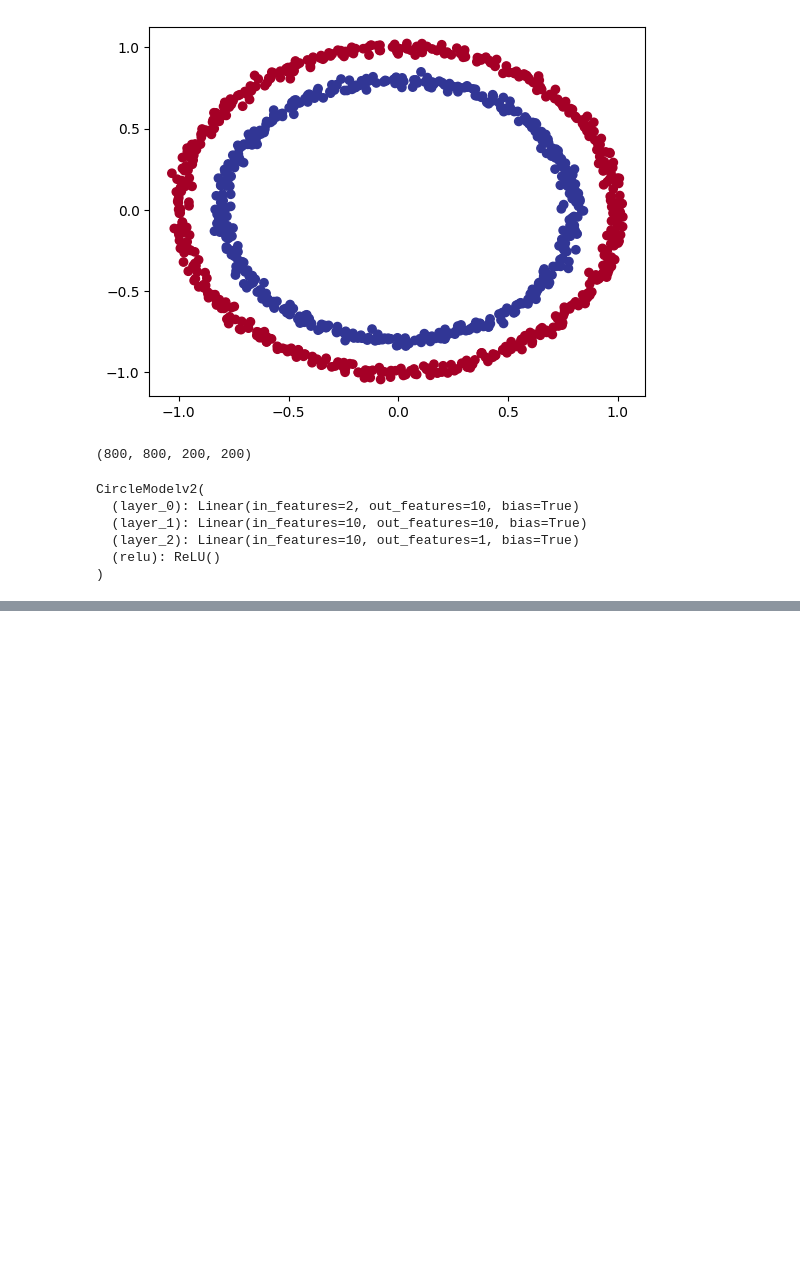
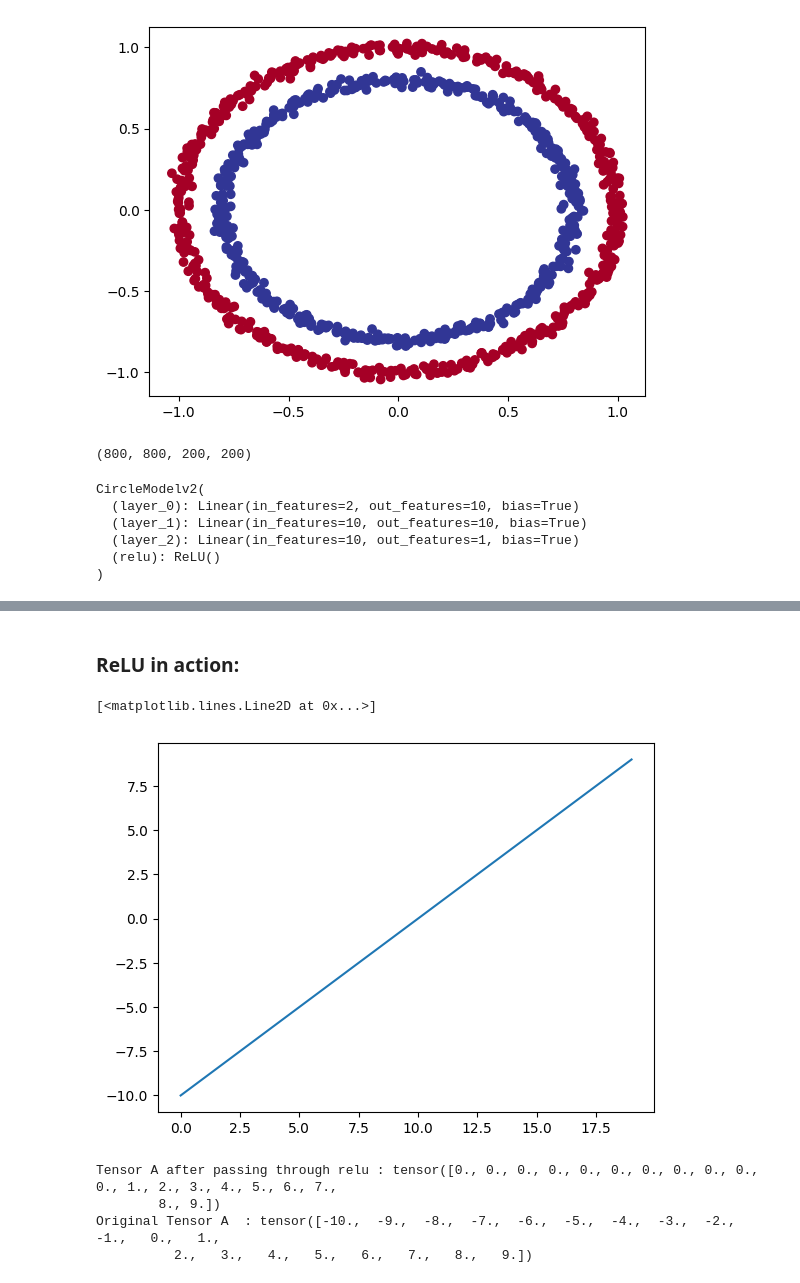
Before and after one commit to arosha27/Week4-LearnPyTorch, a Jupyter notebook: 02_pytorch_classification.ipynb, the cells around one changed output, grey strips where cells are left out. Saved outputs shown, nothing was run; the diff lists cells and outputs as text; code cells hidden in the pictures; blank space fills up the shorter version.

```diff
--- a/02_pytorch_classification.ipynb
+++ b/02_pytorch_classification.ipynb
@@ -846,0 +850,20 @@ test_acc
+# %% [markdown]
+### ReLU in action:
+# %%
+A = torch.arange(-10,10,1.0 , dtype= torch.float32)
+# %%
+plt.plot(A)
+# %% [output]
+[<matplotlib.lines.Line2D at 0x...>]
+[figure, added]
+# %%
+def relu(x:torch.Tensor) -> torch.Tensor :
+  return torch.maximum(torch.tensor(0),x)
+
+print(f"Tensor A after passing through relu : {relu(A)}")
+print(f"Original Tensor A  : {A}")
+# %% [output]
+Tensor A after passing through relu : tensor([0., 0., 0., 0., 0., 0., 0., 0., 0., 0., 0., 1., 2., 3., 4., 5., 6., 7.,
+        8., 9.])
+Original Tensor A  : tensor([-10.,  -9.,  -8.,  -7.,  -6.,  -5.,  -4.,  -3.,  -2.,  -1.,   0.,   1.,
+          2.,   3.,   4.,   5.,   6.,   7.,   8.,   9.])
```
Also changed, not shown: parts of 40 cells of this notebook.
